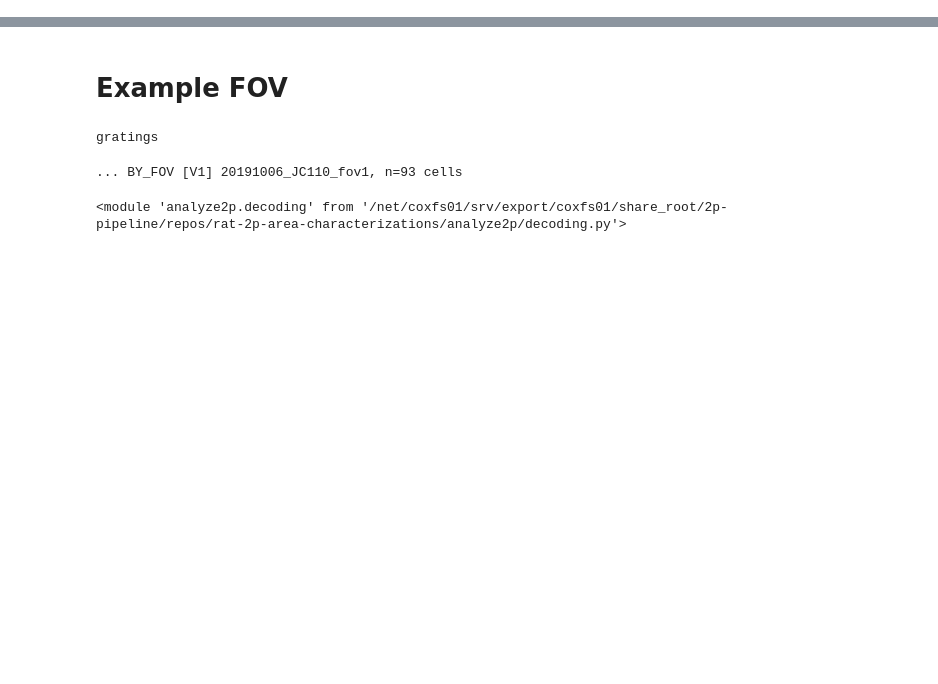
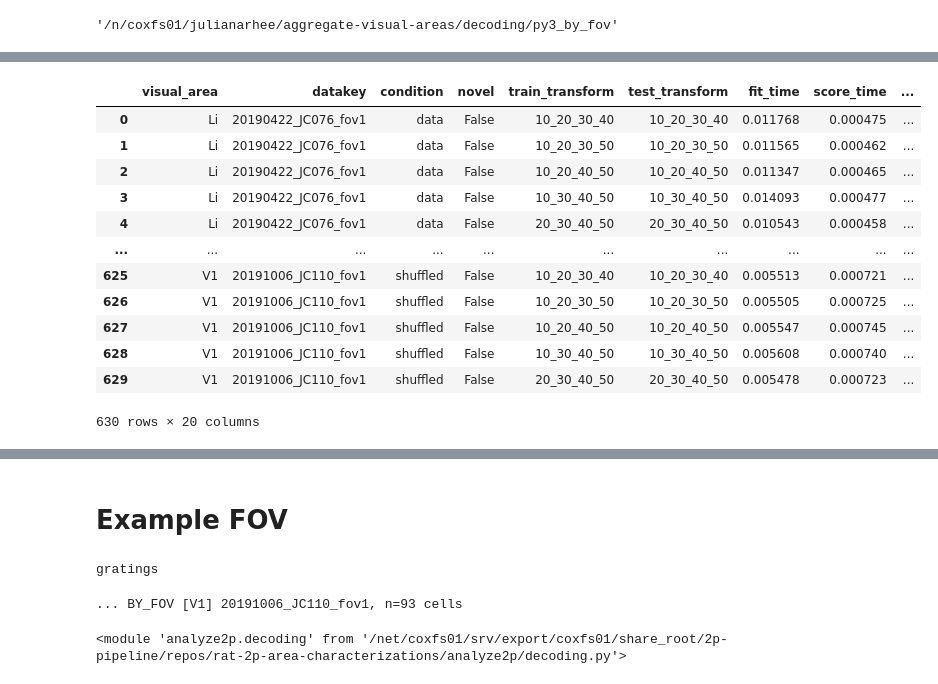
Before and after one commit to julianarhee/rat-2p-area-characterizations, a Jupyter notebook: analyze2p/aggregate/decoding_aggregate.ipynb, the cells around one changed output, grey strips where cells are left out. Cells and saved outputs as stored; diff of their text form; code cells hidden in the pictures; blank space fills up the shorter version.

```diff
--- a/analyze2p/aggregate/decoding_aggregate.ipynb
+++ b/analyze2p/aggregate/decoding_aggregate.ipynb
@@ -170,5 +157,0 @@ iterdf.shape, iterdf_b.shape
-# %%
-df_intact = iterdf.groupby(['visual_area', 'datakey', 'condition']).mean().reset_index()
-df_intact['intact'] = True
-df_nocc = iterdf_b.groupby(['visual_area', 'datakey', 'condition']).mean().reset_index()
-df_nocc['intact'] = False
@@ -200,0 +158,17 @@ pl.subplots_adjust(left=0.1, right=0.85, bottom=0.2, top=0.85,
+# %%
+def average_iterations(iterdf, iterdf_b=None, test_type=None):
+    cols=['visual_area', 'datakey', 'condition']
+    if test_type is not None:
+        cols.extend(['novel', 'train_transform', 'test_transform'])
+        use_df = iterdf[iterdf.condition=='data'].copy()
+    else:
+        use_df = iterdf.copy()
+    df_intact = use_df.groupby(cols).mean().reset_index()
+    df_intact['intact'] = True
+    if iterdf_b is not None:
+        df_nocc = use_df.groupby(cols).mean().reset_index()
+        df_nocc['intact'] = False
+        DF = pd.concat([df_intact, df_nocc], axis=0)
+    else:
+        DF = df_intact.copy()
+    return DF
@@ -201,3 +233,7 @@ pl.subplots_adjust(left=0.1, right=0.85, bottom=0.2, top=0.85,
+# %%
+dst_dir
+# %% [output]
+'/n/coxfs01/julianarhee/aggregate-visual-areas/decoding/py3_by_fov'
 # %%
 bw_cond_colors = dict((k, [0.7]*3) for k in ['data', 'shuffled'])
 cond_colors = {'data': 'cornflowerblue', 'shuffled': [0.3]*3}
@@ -221,4 +261,20 @@ pl.subplots_adjust(left=0.1, right=0.9, bottom=0.2, top=0.85,
 # %% [output]
 [interactive output not drawn]
 [interactive output not drawn]
+# %%
+DF
+# %% [output]
+|  | visual_area | datakey | condition | novel | train_transform | test_transform | fit_time | score_time | ... |
+| 0 | Li | 20190422_JC076_fov1 | data | False | 10_20_30_40 | 10_20_30_40 | 0.011768 | 0.000475 | ... |
+| 1 | Li | 20190422_JC076_fov1 | data | False | 10_20_30_50 | 10_20_30_50 | 0.011565 | 0.000462 | ... |
+| 2 | Li | 20190422_JC076_fov1 | data | False | 10_20_40_50 | 10_20_40_50 | 0.011347 | 0.000465 | ... |
+| 3 | Li | 20190422_JC076_fov1 | data | False | 10_30_40_50 | 10_30_40_50 | 0.014093 | 0.000477 | ... |
+| 4 | Li | 20190422_JC076_fov1 | data | False | 20_30_40_50 | 20_30_40_50 | 0.010543 | 0.000458 | ... |
+| ... | ... | ... | ... | ... | ... | ... | ... | ... | ... |
+| 625 | V1 | 20191006_JC110_fov1 | shuffled | False | 10_20_30_40 | 10_20_30_40 | 0.005513 | 0.000721 | ... |
+| 626 | V1 | 20191006_JC110_fov1 | shuffled | False | 10_20_30_50 | 10_20_30_50 | 0.005505 | 0.000725 | ... |
+| 627 | V1 | 20191006_JC110_fov1 | shuffled | False | 10_20_40_50 | 10_20_40_50 | 0.005547 | 0.000745 | ... |
+| 628 | V1 | 20191006_JC110_fov1 | shuffled | False | 10_30_40_50 | 10_30_40_50 | 0.005608 | 0.000740 | ... |
+| 629 | V1 | 20191006_JC110_fov1 | shuffled | False | 20_30_40_50 | 20_30_40_50 | 0.005478 | 0.000723 | ... |
+630 rows × 20 columns
 # %%
```
Also changed, not shown: parts of 21 cells of this notebook, 1 other file.
